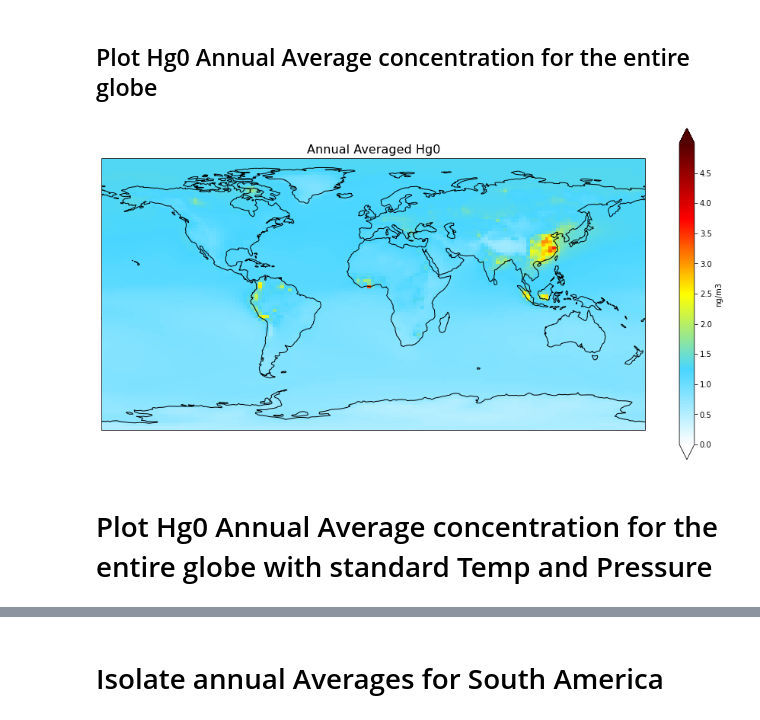
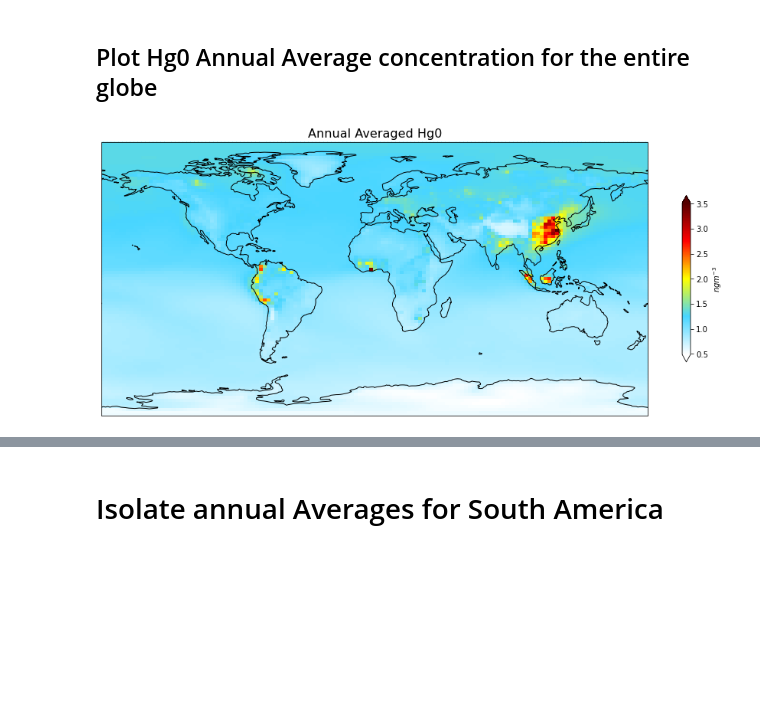
Before and after one commit to Shakes-tzd/MIT_TPP_thesis, a Jupyter notebook: JPnotebooks/LATAM_Passive_Sampler_Data_Analysis/Latam Tracer Concentrations Plots-2015.ipynb, the cells around one changed output, grey strips where cells are left out. Cells and saved outputs as stored; diff of their text form; code cells hidden in the pictures; blank space fills up the shorter version.

```diff
--- a/JPnotebooks/LATAM_Passive_Sampler_Data_Analysis/Latam Tracer Concentrations Plots-2015.ipynb
+++ b/JPnotebooks/LATAM_Passive_Sampler_Data_Analysis/Latam Tracer Concentrations Plots-2015.ipynb
@@ -45,9 +45,9 @@ def fix_ds(ds):
 
 #open base files (with artisnal mining)
 ds_base=xr.open_mfdataset('/net/fs03/d1/angot/postdoc/GMA_2018/my_runs/production_runs_2x2.5/BASE/netcdf_output/trac.2015*.nc',
-                         preprocess=fix_ds, concat_dim=['time'], combine='by_coords')
+                         preprocess=fix_ds, concat_dim=['time'], combine='nested',drop_variables='DXYP__DXYP')
 ds_base14=xr.open_mfdataset('/net/fs03/d1/angot/postdoc/GMA_2018/my_runs/production_runs_2x2.5/BASE/netcdf_output/trac.2014*.nc',
-                         preprocess=fix_ds, concat_dim=['time'], combine='by_coords')
+                         preprocess=fix_ds, concat_dim=['time'], combine='nested',drop_variables='DXYP__DXYP')
 # %% [markdown]
 # Extract emission sources
 # %%
@@ -222,0 +225,4 @@ plt.title(ds_srce['HG-SRCE__Hg0_an'].attrs['long_name'], fontsize = 16); #title
+# %%
+
+Hg_avPERyear=(ds_base['IJ-AVG-S__Hg0']*ppt* (ds_base['BXHGHT-S__PMID']*100)/(ds_base['BXHGHT-S__T']*R)*MW*1e9).mean(dim='time')
+Hg_avPERyear
@@ -340,19 +394,17 @@ dr_fixed.mean(dim='time').plot() #test plot
 # %%
 fig = plt.figure(figsize=[16,8])
 ax = fig.add_subplot(111, projection=ccrs.PlateCarree())
 
-dr_fixed.groupby('time.year').mean('time').plot(ax=ax, #set the axis
-                        levels = np.arange(0, 5, .01), #set the levels for our colorbars
+Hg_avPERyear[0,:,:].plot(ax=ax,x='LON',y='LAT', #set the axis
+                        #levels = np.arange(0, 40, .01), #set the levels for our colorbars
                        extend='both',#extend the colorbar in both directions
                        transform=ccrs.PlateCarree(), #fit data into map
-                       cbar_kwargs={'label':ds_b['IJ-AVG-S_Hg0'].attrs['unit']}, #label our colorbar (use ds_a just to get units)
+                       cbar_kwargs={'label':'$ngm^{-3}$','shrink':0.5}, #label our colorbar (use ds_a just to get units)
                         cmap=WhGrYlRd)  #choose color for our colorbar
 
 ax.coastlines() #add coastlines
 plt.title('Annual Averaged Hg0', fontsize = 16); #title
 #av=df_d.resample('AS').mean()
 #print('Global Average Value from Model: ',av['IJ-AVG-S_Hg0'][0])
 # %% [output]
-[figure, old version]
+[figure, new version]
-# %% [markdown]
-# Plot Hg0  Annual Average concentration for the entire globe with standard Temp and Pressure
```
Also changed, not shown: parts of 47 cells of this notebook, 5 other files.
